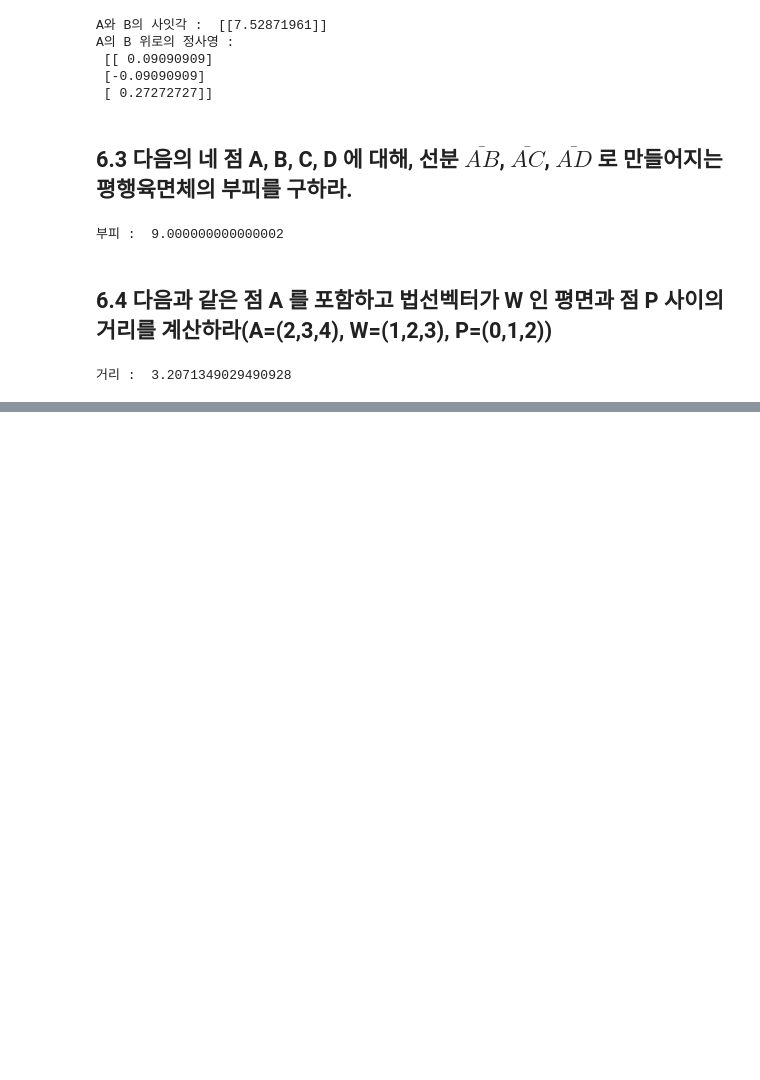
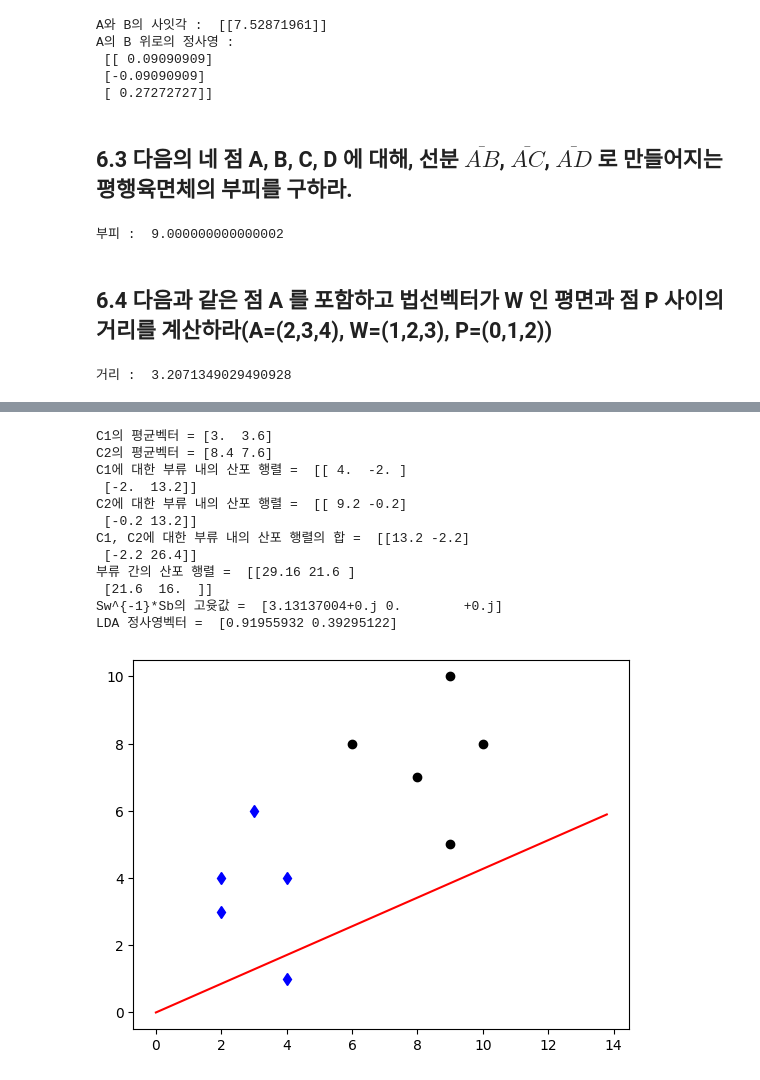
Before and after one commit to sigmadream/practice-linear, a Jupyter notebook: Textbook_Solutions.ipynb, the cells around one changed output, grey strips where cells are left out. Drawn from its saved outputs; the diff is of its cells as text; code cells hidden in the pictures; blank space fills up the shorter version.

```diff
--- a/Textbook_Solutions.ipynb
+++ b/Textbook_Solutions.ipynb
@@ -654,0 +1107,50 @@ print("거리 : ", dist_pt_to_pl(A, W, P))
+# %%
+import numpy as np
+from numpy.matlib import repmat
+import matplotlib.pyplot as plt
+from scipy import linalg
+
+C1 = np.array([[2.,3.], [2.,4.], [3.,6.], [4.,1.], [4.,4.]])
+C2 = np.array([[6.,8.], [8.,7.], [9.,5.], [9.,10.], [10.,8.]])
+
+mu1 = np.mean(C1, axis=0) # C1의 데이터의 평균벡터 계산
+mu2 = np.mean(C2, axis=0) # C2의 데이터의 평균벡터 계산
+
+print("C1의 평균벡터 =", mu1)
+print("C2의 평균벡터 =", mu2)
+
+S1 = np.cov(C1.T)*(C1.shape[0]-1)
+S2 = np.cov(C2.T)*(C2.shape[0]-1)
+Sw = S1 + S2 # C1, C2에 대한 부류 내의 산포 행렬의 합
+print("C1에 대한 부류 내의 산포 행렬 = ", S1)
+print("C2에 대한 부류 내의 산포 행렬 = ", S2)
+print("C1, C2에 대한 부류 내의 산포 행렬의 합 = ", Sw)
+
+Sb = (mu1 - mu2).reshape(2,1).dot((mu1 - mu2).reshape(1,2))
+# 부류 간의 산포 행렬 계산
+print("부류 간의 산포 행렬 = ", Sb)
+
+D, U = linalg.eig(linalg.inv(Sw).dot(Sb)) # Sw-1Sb의 고윳값 계산
+print("Sw^{-1}*Sb의 고윳값 = ", D)
+wLDA = U[:,0]
+print("LDA 정사영벡터 = ", wLDA)
+
+plt.figure(1)
+plt.plot(C1[:,0], C1[:,1], 'bd')
+plt.plot(C2[:,0], C2[:,1], 'ko')
+plt.plot([0, wLDA[0]*15], [0,wLDA[1]*15], 'r')
+plt.show()
+# %% [output]
+C1의 평균벡터 = [3.  3.6]
+C2의 평균벡터 = [8.4 7.6]
+C1에 대한 부류 내의 산포 행렬 =  [[ 4.  -2. ]
+ [-2.  13.2]]
+C2에 대한 부류 내의 산포 행렬 =  [[ 9.2 -0.2]
+ [-0.2 13.2]]
+C1, C2에 대한 부류 내의 산포 행렬의 합 =  [[13.2 -2.2]
+ [-2.2 26.4]]
+부류 간의 산포 행렬 =  [[29.16 21.6 ]
+ [21.6  16.  ]]
+Sw^{-1}*Sb의 고윳값 =  [3.13137004+0.j 0.        +0.j]
+LDA 정사영벡터 =  [0.91955932 0.39295122]
+[figure, added]
```
Also changed, not shown: parts of 23 cells of this notebook, 11 other files.
